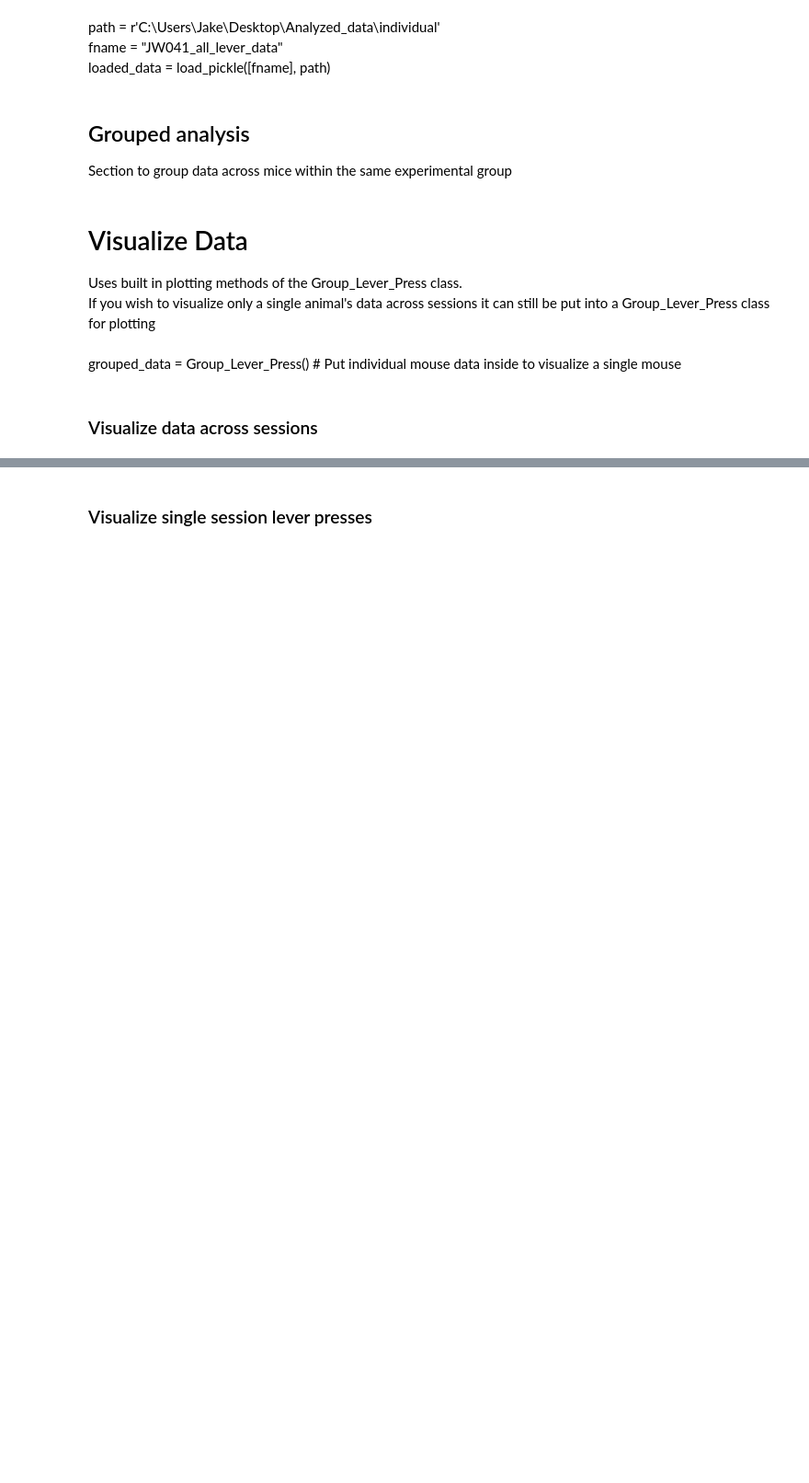
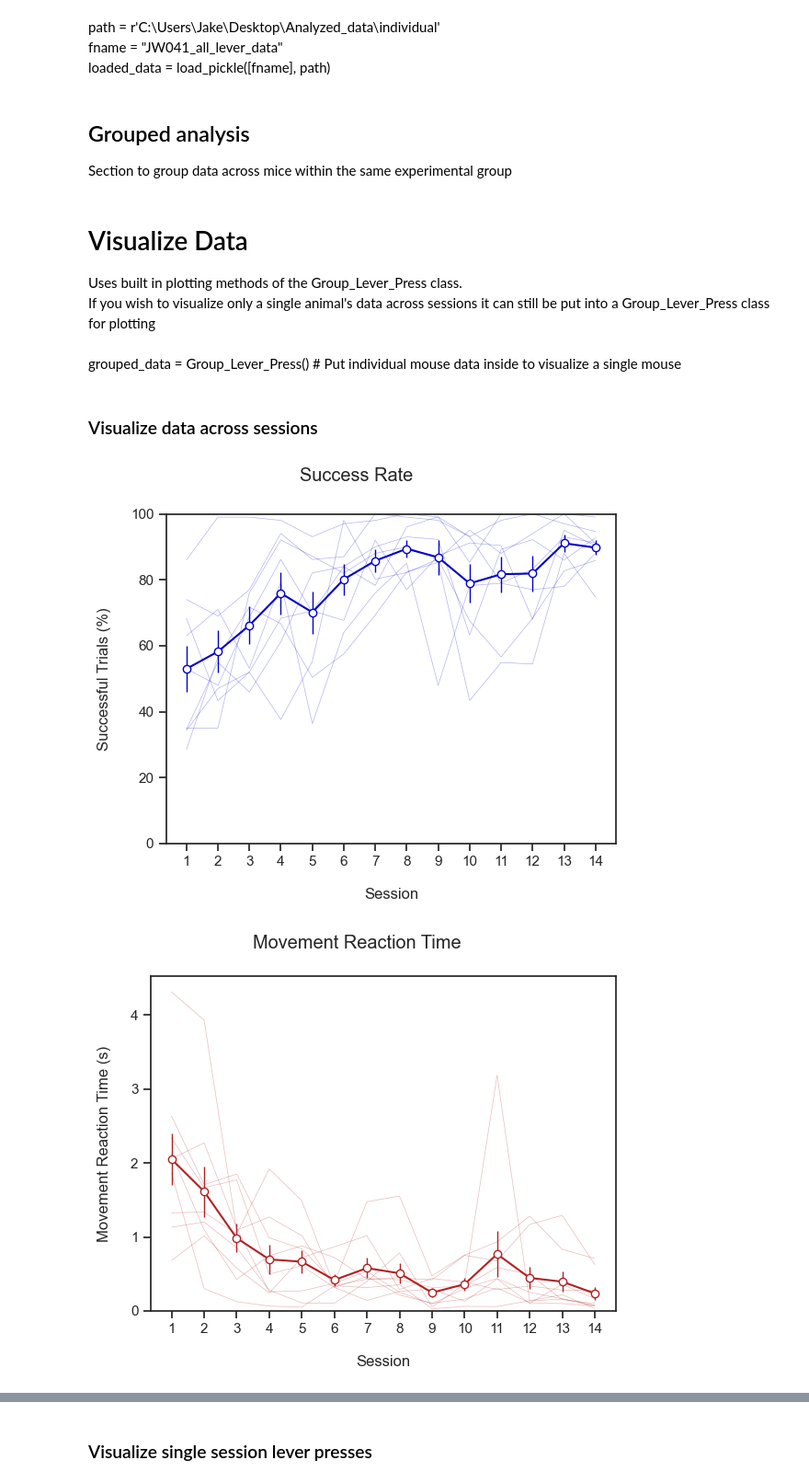
Before and after one commit to wjakewright/Lab_Analyses, a Jupyter notebook: Lab_Analyses/Behavior/Batch_Lever_Press_Analysis_Dual_Spine_Task.ipynb, the cells around one changed output, grey strips where cells are left out. Shown at 92% size. Cells and saved outputs as stored; diff of their text form; code cells hidden in the pictures; blank space fills up the shorter version.

```diff
--- a/Lab_Analyses/Behavior/Batch_Lever_Press_Analysis_Dual_Spine_Task.ipynb
+++ b/Lab_Analyses/Behavior/Batch_Lever_Press_Analysis_Dual_Spine_Task.ipynb
@@ -37,12 +37,14 @@ id_4 = "JW092"
 id_5 = "JW126"
 id_6 = "JW129"
 id_7 = "JW130"
+id_8 = "JW144"
+id_9 = "JW146"
 
 
 ## Reanalyze ?
 # Indicate if you are reanalyzing the data
 # Will re-process, summarize, and analyze data even if already analyzed before
-reanalyze = [True, True, True, True, True, True, True]
+reanalyze = [True, True, True, True, True, True, True, True, True]
 
 ## Ignore days ?
 # Indicate if there are any days for each mouse you wish to ignore for analysis
@@ -54,6 +56,8 @@ ignore_4 = ()
 ignore_5 = ()
 ignore_6 = ()
 ignore_7 = ()
+ignore_8 = ()
+ignore_9 = ()
 
 # Imaged Sessions
 ## Indicate which sessions were imaged
@@ -68,6 +72,8 @@ im_4 = [1,2,3,6,7,8,11,12,13]
 im_5 = [1,2,3,6,7,8,11,12,13]
 im_6 = [1,2,3,6,7,8,11,12,13]
 im_7 = [1,2,3,6,7,8,11,12,13]
+im_8 = [1,2,3,6,7,8,11,13]
+im_9 = [1,2,3,6,7,8,11,12,13]
 #### Do not change this part
 image_1 = [False if x not in np.array(im_1)-1 else True for x in range(num_of_sessions)]
 image_2 = [False if x not in np.array(im_2)-1 else True for x in range(num_of_sessions)]
@@ -75,8 +81,9 @@ image_3 = [False if x not in np.array(im_3)-1 else True for x in range(num_of_se
 image_4 = [False if x not in np.array(im_4)-1 else True for x in range(num_of_sessions)]
 image_5 = [False if x not in np.array(im_5)-1 else True for x in range(num_of_sessions)]
 image_6 = [False if x not in np.array(im_6)-1 else True for x in range(num_of_sessions)]
-image_6 = [False if x not in np.array(im_6)-1 else True for x in range(num_of_sessions)]
-image_7 = [False if x not in np.array(im_6)-1 else True for x in range(num_of_sessions)]
+image_7 = [False if x not in np.array(im_7)-1 else True for x in range(num_of_sessions)]
+image_8 = [False if x not in np.array(im_8)-1 else True for x in range(num_of_sessions)]
+image_9 = [False if x not in np.array(im_9)-1 else True for x in range(num_of_sessions)]
 
 # Give info about the experiment for each mouse
 ## Optional. Set to none below if not being used
@@ -87,14 +94,16 @@ exp_4 = "GluSnFr and RCaMP Imaging Task"
 exp_5 = "GluSnFr and RCaMP Imaging Task"
 exp_6 = "GluSnFr and RCaMP Imaging Task"
 exp_7 = "GluSnFr and RCaMP Imaging Task"
+exp_8 = "GluSnFr and RCaMP Imaging Task"
+exp_9 = "GluSnFr and RCaMP Imaging Task"
 
 # Put information for each mouse in a list
 ### Can be just one mouse in the list
 
-mouse_ids = [id_1, id_2, id_3, id_4, id_5, id_6, id_7]
-imaged = [image_1, image_2, image_3, image_4, image_5, image_6, image_7]
-exps = [exp_1, exp_2, exp_3, exp_4, exp_5, exp_6, exp_7]
-ignore_dirs = [ignore_1, ignore_2, ignore_3, ignore_4, ignore_5, ignore_6, ignore_7]
+mouse_ids = [id_1, id_2, id_3, id_4, id_5, id_6, id_7, id_8, id_9]
+imaged = [image_1, image_2, image_3, image_4, image_5, image_6, image_7, image_8, image_9]
+exps = [exp_1, exp_2, exp_3, exp_4, exp_5, exp_6, exp_7, exp_8, exp_9]
+ignore_dirs = [ignore_1, ignore_2, ignore_3, ignore_4, ignore_5, ignore_6, ignore_7, ignore_8, ignore_9]
 # %% [markdown]
 ### Process and Summarize each dataset
 # %%
@@ -161,15 +237,19 @@ grouped_data = Group_Lever_Press() # Put individual mouse data inside to visuali
 # %%
 figure_path = r'C:\Users\Jake\Desktop\Figures'
 
 # Specify if you want to save grouped figures
 group_fig_save = False
 group_fig_path = os.path.join(figure_path, "grouped_data", experiment_directory, group_directory)
 if not os.path.isdir(group_fig_path):
     os.makedirs(group_fig_path)
 
 # Plot the grouped data
 to_plot = ["success rate","reaction time", "cue to reward", "within correlation",
           "across correlation", "correlation_heatmap"]
 colors = {"success": "mediumblue", "reaction_time": "firebrick", "cue_to_reward": "forestgreen",
           "within": "black", "across":"grey", "cmap": "hot"}
-grouped_data.plot_average_data(to_plot=to_plot, colors=colors, plot_ind=False, ylims=None, save=group_fig_save, save_path=group_fig_path)
+ylims = {"success": None, "reaction_time": None, "cue_to_reward": None, "within": None, "across": None, "cmap": (0,0.3)}
+grouped_data.plot_average_data(to_plot=to_plot, colors=colors, plot_ind=True, ylims=ylims, save=group_fig_save, save_path=group_fig_path)
+# %% [output]
+[figure, added]
+[figure, added]
```
Also changed, not shown: parts of 3 cells of this notebook.
